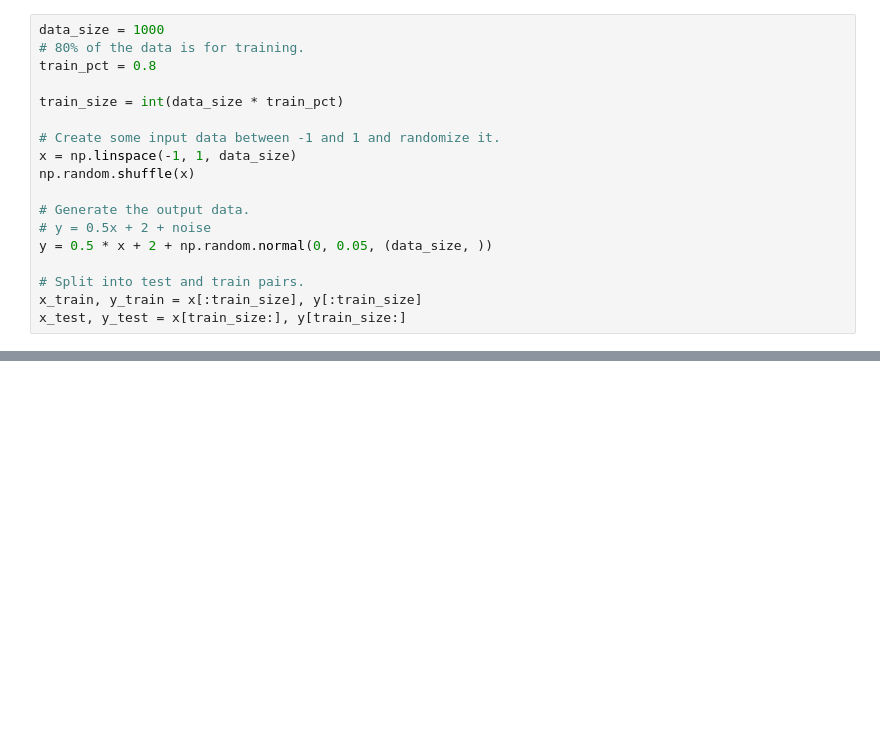
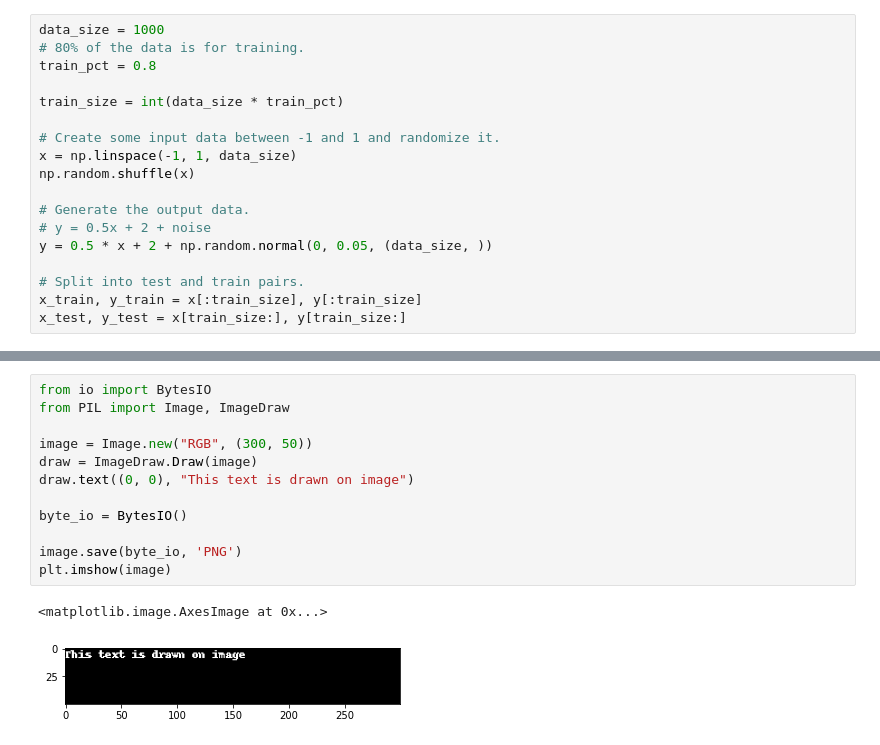
Before and after one commit to atlantis13/notepad, a Jupyter notebook: Untitled-1.ipynb, the cells around one changed output, grey strips where cells are left out. Saved outputs shown, nothing was run; the diff lists cells and outputs as text; blank space fills up the shorter version.

```diff
--- a/Untitled-1.ipynb
+++ b/Untitled-1.ipynb
@@ -69,0 +129,15 @@ Reusing TensorBoard on port 6006 (pid 25124), started 1:29:46 ago. (Use '!kill 2
+# %%
+from io import BytesIO
+from PIL import Image, ImageDraw
+
+image = Image.new("RGB", (300, 50))
+draw = ImageDraw.Draw(image)
+draw.text((0, 0), "This text is drawn on image")
+
+byte_io = BytesIO()
+
+image.save(byte_io, 'PNG')
+plt.imshow(image)
+# %% [output]
+<matplotlib.image.AxesImage at 0x...>
+[figure, added]
```
Also changed, not shown: parts of 7 cells of this notebook, 2 other files.
